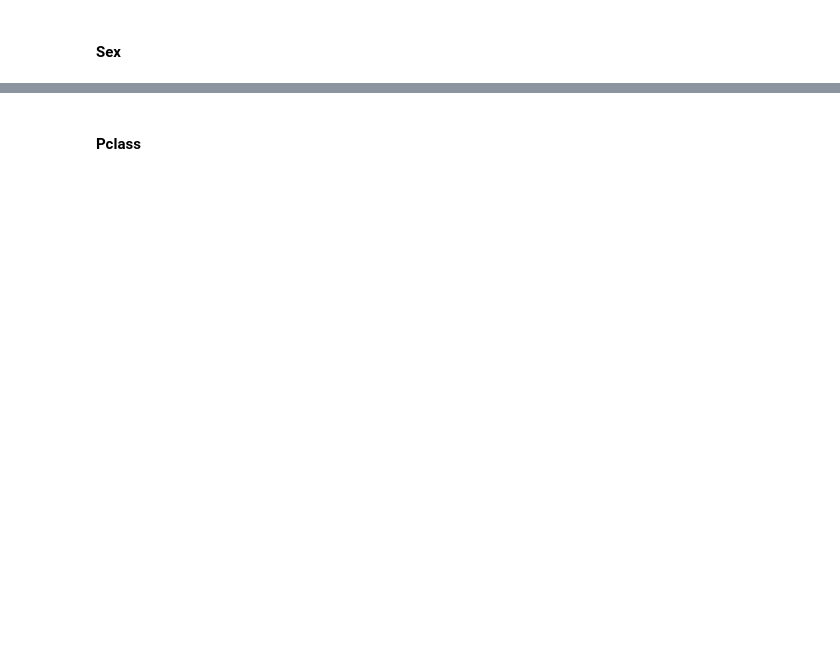
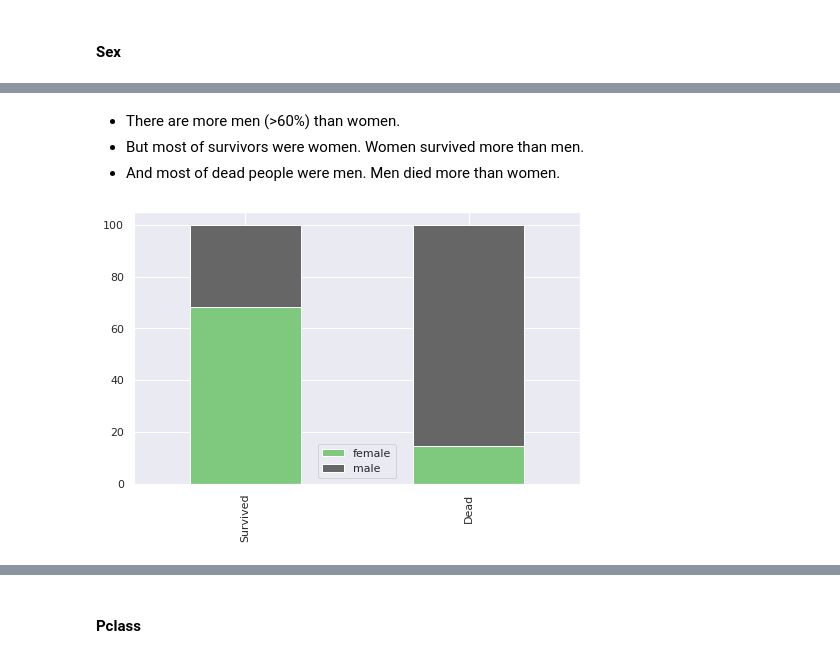
Before and after one commit to gabrielatrindade/ml-playground, a Jupyter notebook: projects/titanic/titanic.ipynb, the cells around one changed output, grey strips where cells are left out. Drawn from its saved outputs; the diff is of its cells as text; code cells hidden in the pictures; blank space fills up the shorter version.

```diff
--- a/projects/titanic/titanic.ipynb
+++ b/projects/titanic/titanic.ipynb
@@ -190 +189,22 @@ convert this graph to compare in a proporcional way. Like the percentagem of peo
+# %%
+# the dataframe (parameter) needs to be normalized or not? I don't thing so.
+
+def stacked_bar_chart_perc(df: pd.DataFrame, feature: str):
+
+    '''a percent stacked bar chart to analyse how many people survided or not
+    given a DataFrame and feature.'''
+
+    survived_total = train[train.Survived==1]['PassengerId'].count()
+    dead_total = train[train.Survived==0]['PassengerId'].count()
+
+    survived_for_unique_value = df[df.Survived==1][feature].value_counts().sort_index()
+    dead_for_unique_value = df[df.Survived==0][feature].value_counts().sort_index()
+
+    survived = (survived_for_unique_value * 100) / survived_total
+    dead = (dead_for_unique_value * 100) / dead_total
+
+    df = pd.DataFrame([survived, dead])
+    df.index = ['Survived', 'Dead']
+
+    df.plot(kind='bar', stacked=True, figsize=(8,5), colormap='Accent')
 # %%
@@ -213,0 +249,8 @@ bar_chart('Sex')
+# %% [markdown]
+- There are more men (>60%) than women.
+- But most of survivors were women. Women survived more than men.
+- And most of dead people were men. Men died more than women.
+# %%
+stacked_bar_chart_perc(train, 'Sex')
+# %% [output]
+[figure, added]
```
Also changed, not shown: parts of 43 cells of this notebook.
